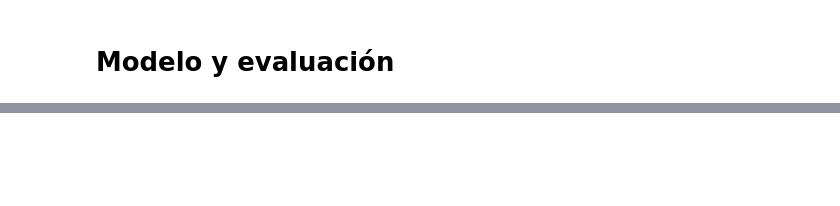
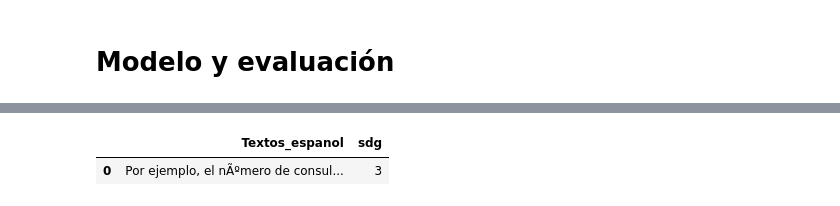
Before and after one commit to Sebasos01/BI_proyecto_1, a Jupyter notebook: proyecto_1_entrega_1.ipynb, the cells around one changed output, grey strips where cells are left out. Cells and saved outputs as stored; diff of their text form; code cells hidden in the pictures; blank space fills up the shorter version.

```diff
--- a/proyecto_1_entrega_1.ipynb
+++ b/proyecto_1_entrega_1.ipynb
@@ -300,0 +359,7 @@ Original text string for vectorization: e x a m i n   c o n t r i b u c i a 3 n
+# %%
+df = pd.read_csv(file1, encoding='UTF-8')
+
+df.head(1)
+# %% [output]
+|  | Textos_espanol | sdg |
+| 0 | Por ejemplo, el nÃºmero de consul... | 3 |
```
Also changed, not shown: parts of 11 cells of this notebook.
